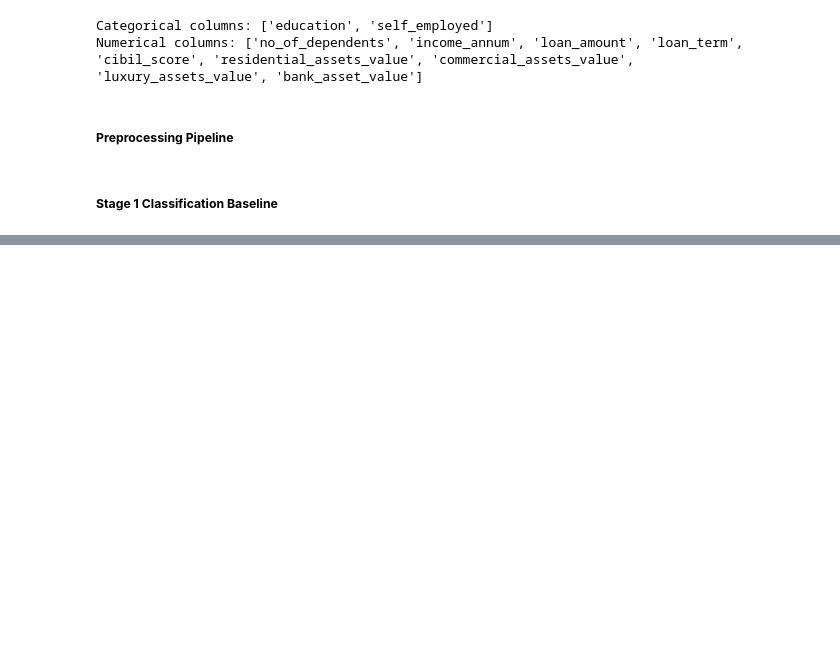
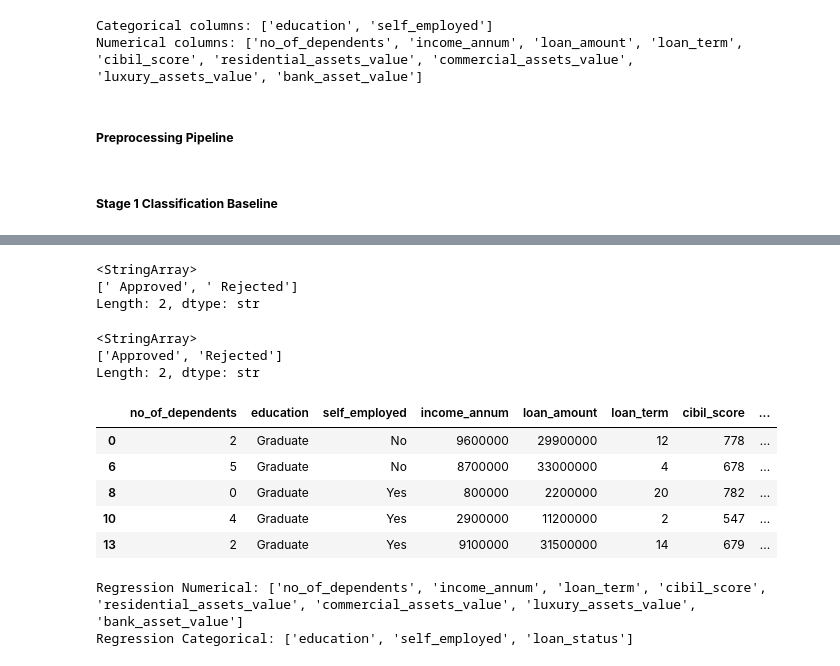
Before and after one commit to Hmnt-dhngra/Machine_Learning_Notes, a Jupyter notebook: ML_Project_1.ipynb, the cells around one changed output, grey strips where cells are left out. Drawn from its saved outputs; the diff is of its cells as text; code cells hidden in the pictures; blank space fills up the shorter version.

```diff
--- a/ML_Project_1.ipynb
+++ b/ML_Project_1.ipynb
@@ -243,0 +369,28 @@ preprocessor = ColumnTransformer(transformers=[
+# %%
+df["loan_status"].unique()
+# %% [output]
+<StringArray>
+[' Approved', ' Rejected']
+Length: 2, dtype: str
+# %%
+df['loan_status'] = df['loan_status'].str.strip()
+# %%
+df['loan_status'].unique()
+# %% [output]
+<StringArray>
+['Approved', 'Rejected']
+Length: 2, dtype: str
+# %%
+# Filter data for approved loans only
+approved_df = df[df["loan_status"] == "Approved"].copy()
+
+#Only return data with approved status
+# %%
+approved_df.head()
+# %% [output]
+|  | no_of_dependents | education | self_employed | income_annum | loan_amount | loan_term | cibil_score | ... |
+| 0 | 2 | Graduate | No | 9600000 | 29900000 | 12 | 778 | ... |
+| 6 | 5 | Graduate | No | 8700000 | 33000000 | 4 | 678 | ... |
+| 8 | 0 | Graduate | Yes | 800000 | 2200000 | 20 | 782 | ... |
+| 10 | 4 | Graduate | Yes | 2900000 | 11200000 | 2 | 547 | ... |
+| 13 | 2 | Graduate | Yes | 9100000 | 31500000 | 14 | 679 | ... |
@@ -243,0 +406,6 @@ preprocessor = ColumnTransformer(transformers=[
+# %%
+print("Regression Numerical:", num_cols_reg)
+print("Regression Categorical:", cat_cols_reg)
+# %% [output]
+Regression Numerical: ['no_of_dependents', 'income_annum', 'loan_term', 'cibil_score', 'residential_assets_value', 'commercial_assets_value', 'luxury_assets_value', 'bank_asset_value']
+Regression Categorical: ['education', 'self_employed', 'loan_status']
```
Also changed, not shown: parts of 43 cells of this notebook, 3 other files.
